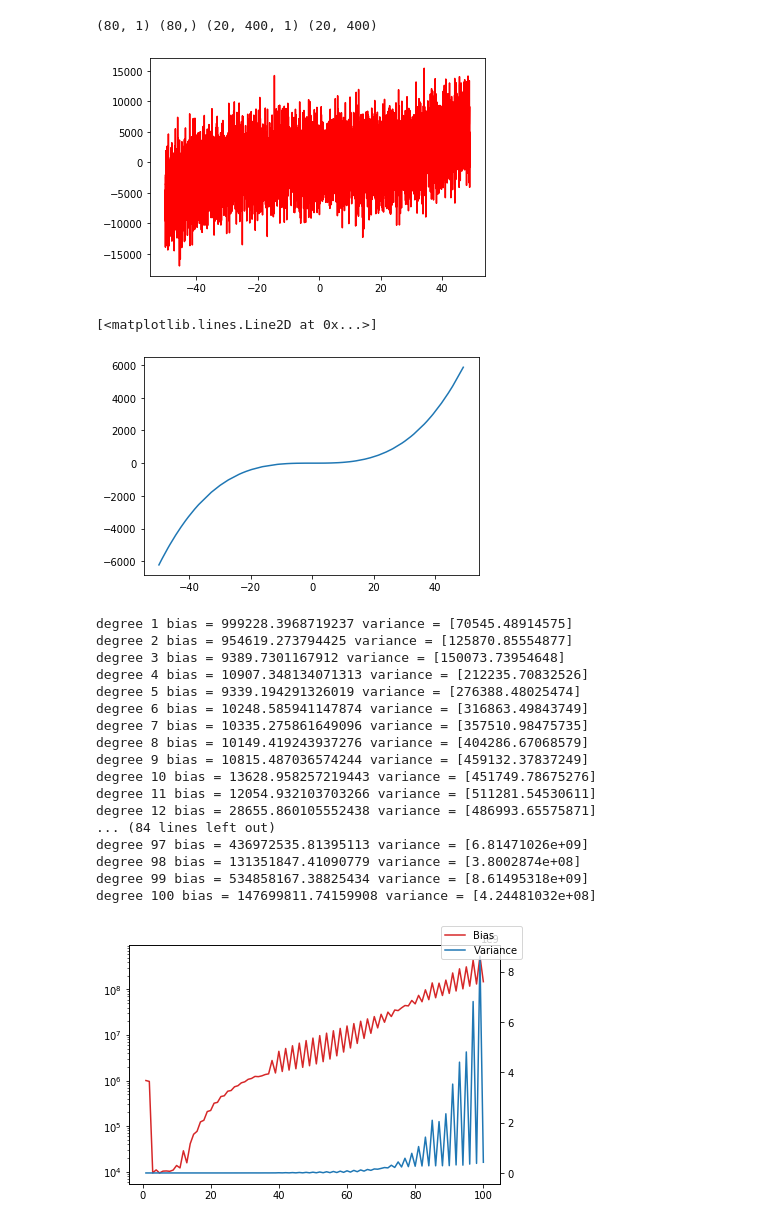
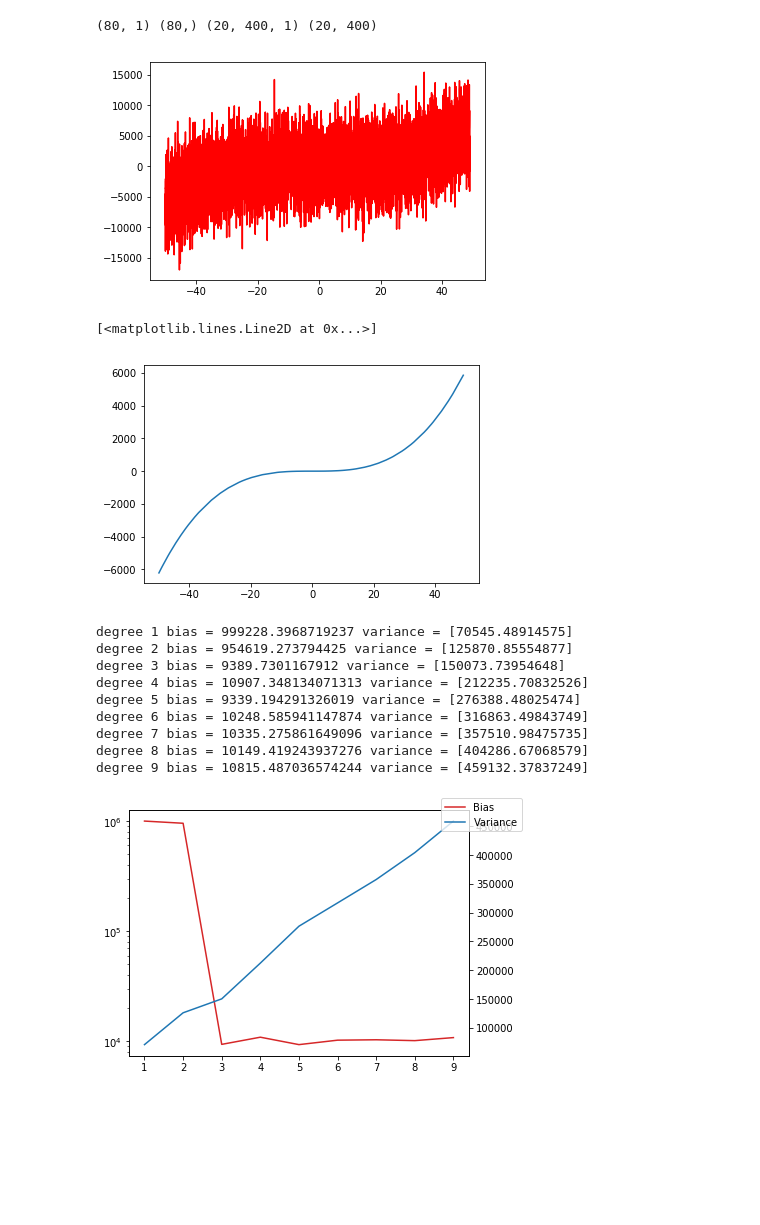
Before and after one commit to multipauls/MDLAssgn1, a Jupyter notebook: Q2_data/MDL-2.ipynb, the cells around one changed output. Cells and saved outputs as stored; diff of their text form; code cells hidden in the pictures; blank space fills up the shorter version.

```diff
--- a/Q2_data/MDL-2.ipynb
+++ b/Q2_data/MDL-2.ipynb
@@ -11,31 +11,31 @@ MAX_POLY = 9
 PARTITION_COUNT = 20
 PARTITION_SIZE = 400
 # %%
-with open("Fx_test.pkl", "rb") as f, open("X_Test.pkl", "rb") as g:
+with open("Fx_test.pkl", "rb") as f, open("X_test.pkl", "rb") as g:
     y_test = pickle.load(f)
     x_test = pickle.load(g)
 
-with open("X_Train.pkl", "rb") as f, open("Y_train.pkl", "rb") as g:
+with open("X_train.pkl", "rb") as f, open("Y_train.pkl", "rb") as g:
     XTrain = pickle.load(f)
     y_train = pickle.load(g)
 
 x_test = x_test.reshape((x_test.shape[0], 1))
 x_train = XTrain.reshape(20, 400, 1)
 
 # print(x_train.reshape(8000))
 
 u = []
 v = []
 for k in sorted(zip(list(x_train.reshape(8000)), list(y_train.reshape(8000)))):
     u.append(k[0])
     v.append(k[1])
 
 plt.plot(u, v, color="red")
 
 print(x_test.shape, y_test.shape, x_train.shape, y_train.shape)
 # %% [output]
 (80, 1) (80,) (20, 400, 1) (20, 400)
-[figure, old version]
+[figure, new version]
 # %%
 g = np.ndarray(shape=(80, 2))
 g[:, 0] = x_test.reshape(80)
@@ -44,7 +44,7 @@ g.sort(axis=0)
 plt.plot(g[:, 0], g[:, 1])
 # %% [output]
 [<matplotlib.lines.Line2D at 0x...>]
-[figure, old version]
+[figure, new version]
 # %%
 train = np.ndarray(shape=(XTrain.shape[0], XTrain.shape[1], 2))
 train[:, :, 0] = XTrain
@@ -113,14 +113,6 @@ degree 6 bias = 10248.585941147874 variance = [316863.49843749]
 degree 7 bias = 10335.275861649096 variance = [357510.98475735]
 degree 8 bias = 10149.419243937276 variance = [404286.67068579]
 degree 9 bias = 10815.487036574244 variance = [459132.37837249]
-degree 10 bias = 13628.958257219443 variance = [451749.78675276]
-degree 11 bias = 12054.932103703266 variance = [511281.54530611]
-degree 12 bias = 28655.860105552438 variance = [486993.65575871]
-... (84 lines left out)
-degree 97 bias = 436972535.81395113 variance = [6.81471026e+09]
-degree 98 bias = 131351847.41090779 variance = [3.8002874e+08]
-degree 99 bias = 534858167.38825434 variance = [8.61495318e+09]
-degree 100 bias = 147699811.74159908 variance = [4.24481032e+08]
 # %%
 fig, ax1 = plt.subplots()
 
@@ -134,4 +126,4 @@ fig.tight_layout()
 fig.legend()
 plt.show()
 # %% [output]
-[figure, old version]
+[figure, new version]
```
Also changed, not shown: 9 other files.
